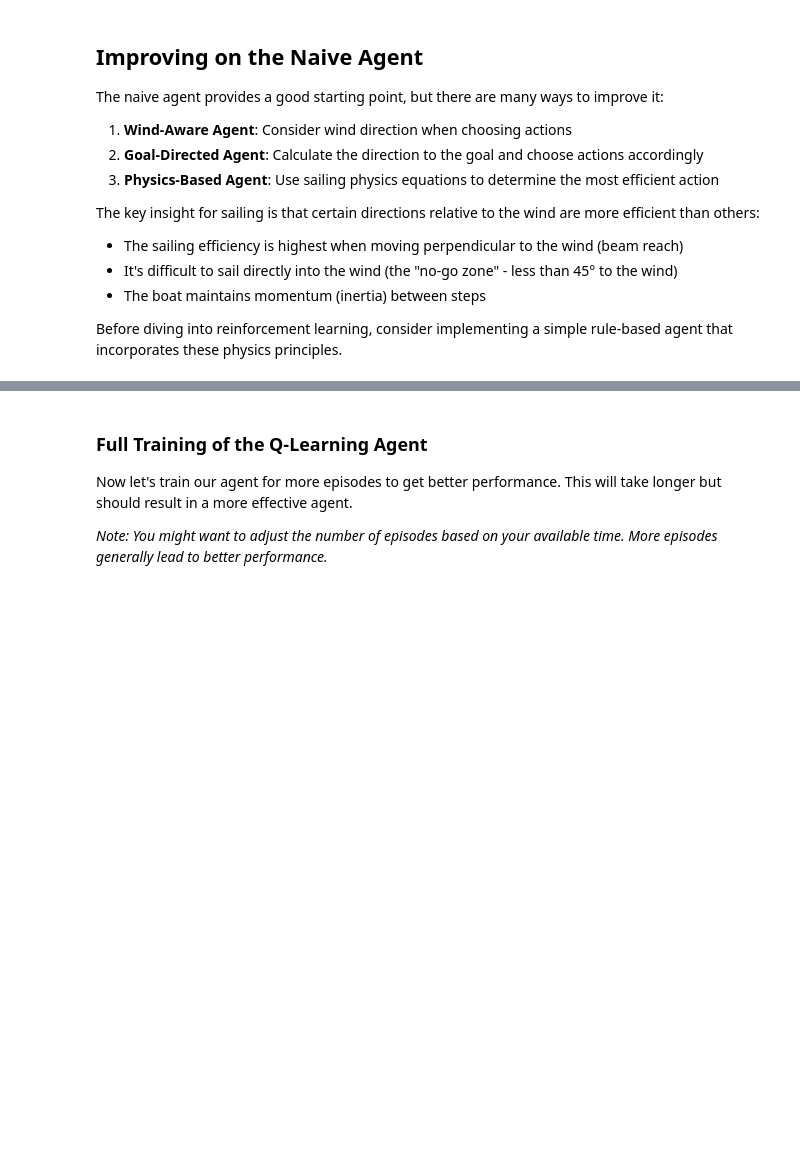
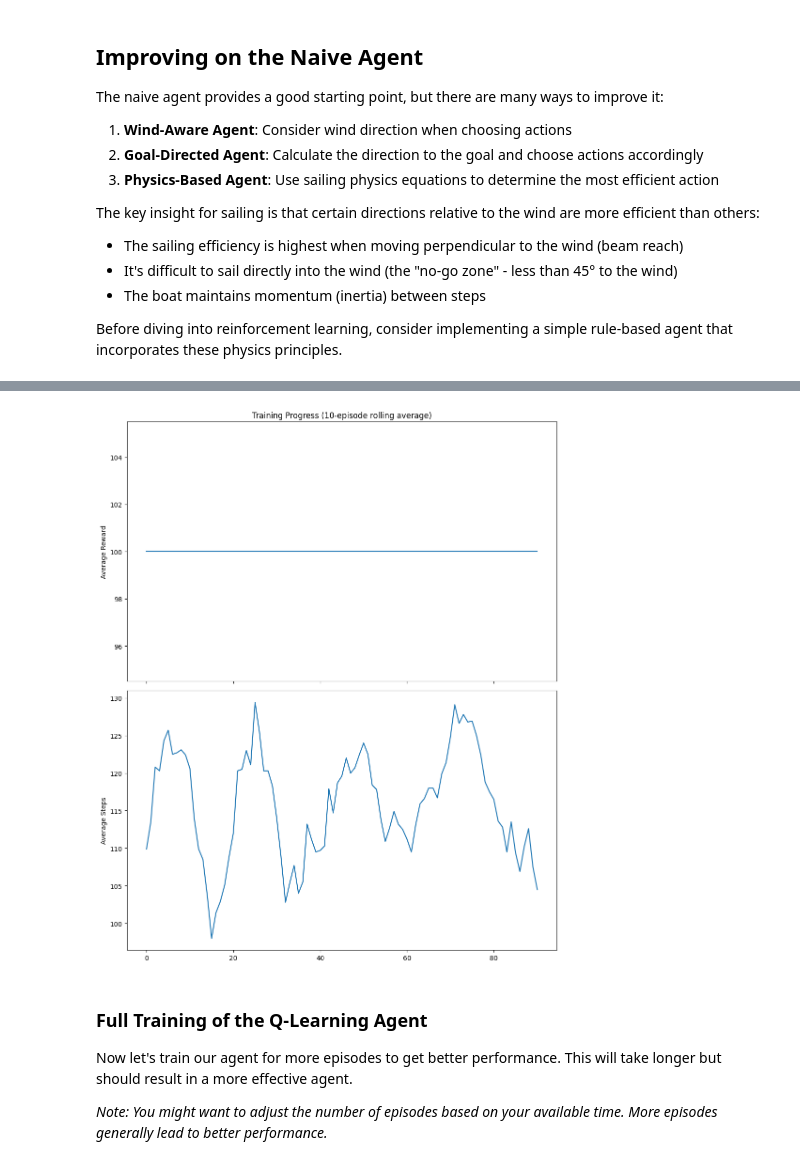
Before and after one commit to AminaManseur29/RL_project_sailing, a Jupyter notebook: notebooks/mon_agent_test.ipynb, the cells around one changed output, grey strips where cells are left out. Saved outputs shown, nothing was run; the diff lists cells and outputs as text; code cells hidden in the pictures; blank space fills up the shorter version.

```diff
--- a/notebooks/mon_agent_test.ipynb
+++ b/notebooks/mon_agent_test.ipynb
@@ -89,0 +114,10 @@ Step 5: Action=7, Position=[10  3], Reward=0.0
+# %%
+lambdasarsa_agent = ExpectedSARSALambdaAgent()
+lambdasarsa_agent.seed(42)
+
+# Run the agent for a few steps
+print("Running my SARSA agent1 for 5 steps:")
+for i in range(5):
+    action = lambdasarsa_agent.act(observation)
+    observation, reward, done, truncated, info = env.step(action)
+    print(f"Step {i+1}: Action={action}, Position={info['position']}, Reward={reward}")
@@ -112,7 +153,7 @@ from src.initial_windfields import get_initial_windfield
 env = SailingEnv(**get_initial_windfield('simple_static'))
 # observation, info = env.reset(seed=42)
 # state_dim = len(observation)
-mon_agent = ExpectedSARSAAgent()
+mon_agent = SARSAAgent1()
 
 # Run a single episode
 observation, info = env.reset(seed=42)
@@ -172,3 +280,34 @@ Before diving into reinforcement learning, consider implementing a simple rule-b
+# %%
+import matplotlib.pyplot as plt
+
+# Calculate rolling averages
+window_size = 10
+rolling_rewards = np.convolve(rewards_history, np.ones(window_size)/window_size, mode='valid')
+rolling_steps = np.convolve(steps_history, np.ones(window_size)/window_size, mode='valid')
+rolling_success = np.convolve([1 if s else 0 for s in success_history], np.ones(window_size)/window_size, mode='valid') * 100
+
+# Create the plots
+# fig, (ax1, ax2, ax3) = plt.subplots(3, 1, figsize=(10, 12), sharex=True)
+fig, (ax1, ax2) = plt.subplots(2, 1, figsize=(10, 12), sharex=True)
+
+# Plot rewards
+ax1.plot(rolling_rewards)
+ax1.set_ylabel('Average Reward')
+ax1.set_title('Training Progress (10-episode rolling average)')
+
+# Plot steps
+ax2.plot(rolling_steps)
+ax2.set_ylabel('Average Steps')
+
+# Plot success rate
+#ax3.plot(rolling_success)
+#ax3.set_ylabel('Success Rate (%)')
+#ax3.set_xlabel('Episode')
+
+plt.tight_layout()
+plt.show()
+# %% [output]
+[figure, added]
 # %% [markdown]
 ### Full Training of the Q-Learning Agent
 
```
Also changed, not shown: parts of 22 cells of this notebook, 13 other files.
